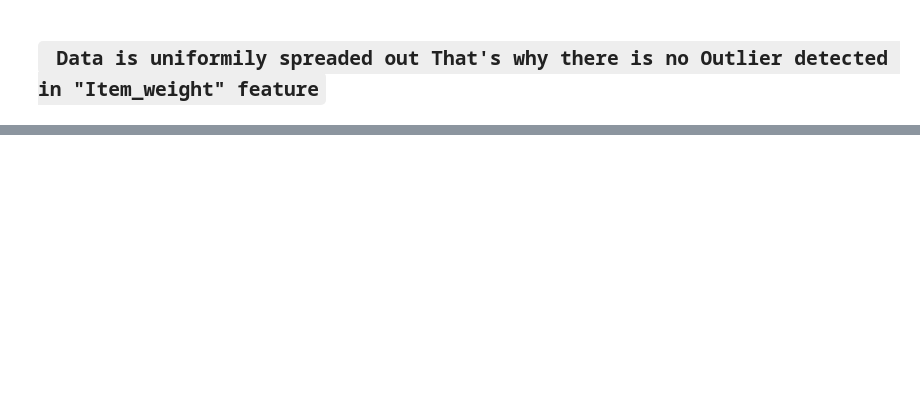
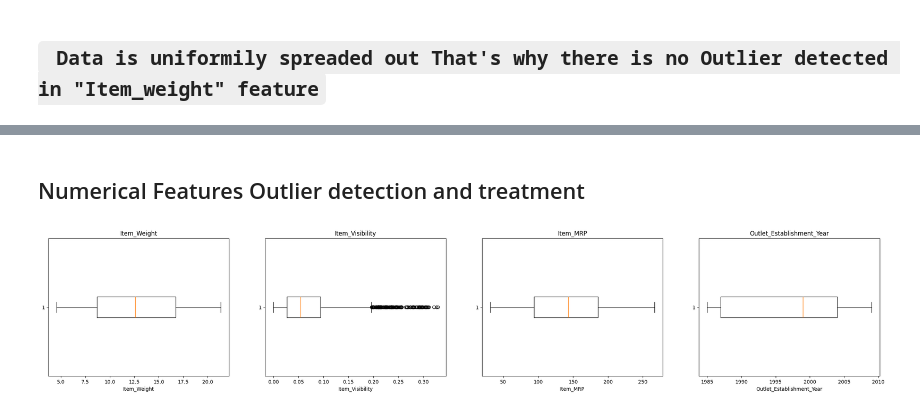
Before and after one commit to Gourav052003/Data-Driven-Sales-Forecasting-for-Big-Mart-Retail-Outlets, a Jupyter notebook: Big-Mart-Sales-Prediction.ipynb, the cells around one changed output, grey strips where cells are left out. Saved outputs shown, nothing was run; the diff lists cells and outputs as text; code cells hidden in the pictures; blank space fills up the shorter version.

```diff
--- a/Big-Mart-Sales-Prediction.ipynb
+++ b/Big-Mart-Sales-Prediction.ipynb
@@ -326,0 +387,3 @@ Text(0.5, 0, 'Index')
+# %%
+Imputed_sales_df = Imputed_Item_Weight.copy()
+Imputed_sales_df.head()
@@ -326,0 +397,3 @@ Text(0.5, 0, 'Index')
+# %%
+target_attribute = Imputed_sales_df.pop('Item_Outlet_Sales')
+target_attribute.head()
@@ -326,0 +407,3 @@ Text(0.5, 0, 'Index')
+# %%
+numerical_attributes = Imputed_sales_df.select_dtypes(exclude='object')
+numerical_attributes.head()
@@ -326,0 +441,14 @@ Text(0.5, 0, 'Index')
+# %% [markdown]
+## Numerical Features Outlier detection and treatment
+# %%
+plt.figure(figsize = (30,5))
+
+columns = numerical_attributes.columns
+
+for idx,col in enumerate(columns):
+    plt.subplot(1,len(columns),idx+1)
+    plt.boxplot(numerical_attributes[col],vert=False)
+    plt.title(col)
+    plt.xlabel(col)
+# %% [output]
+[figure, added]
```
Also changed, not shown: parts of 18 cells of this notebook.
